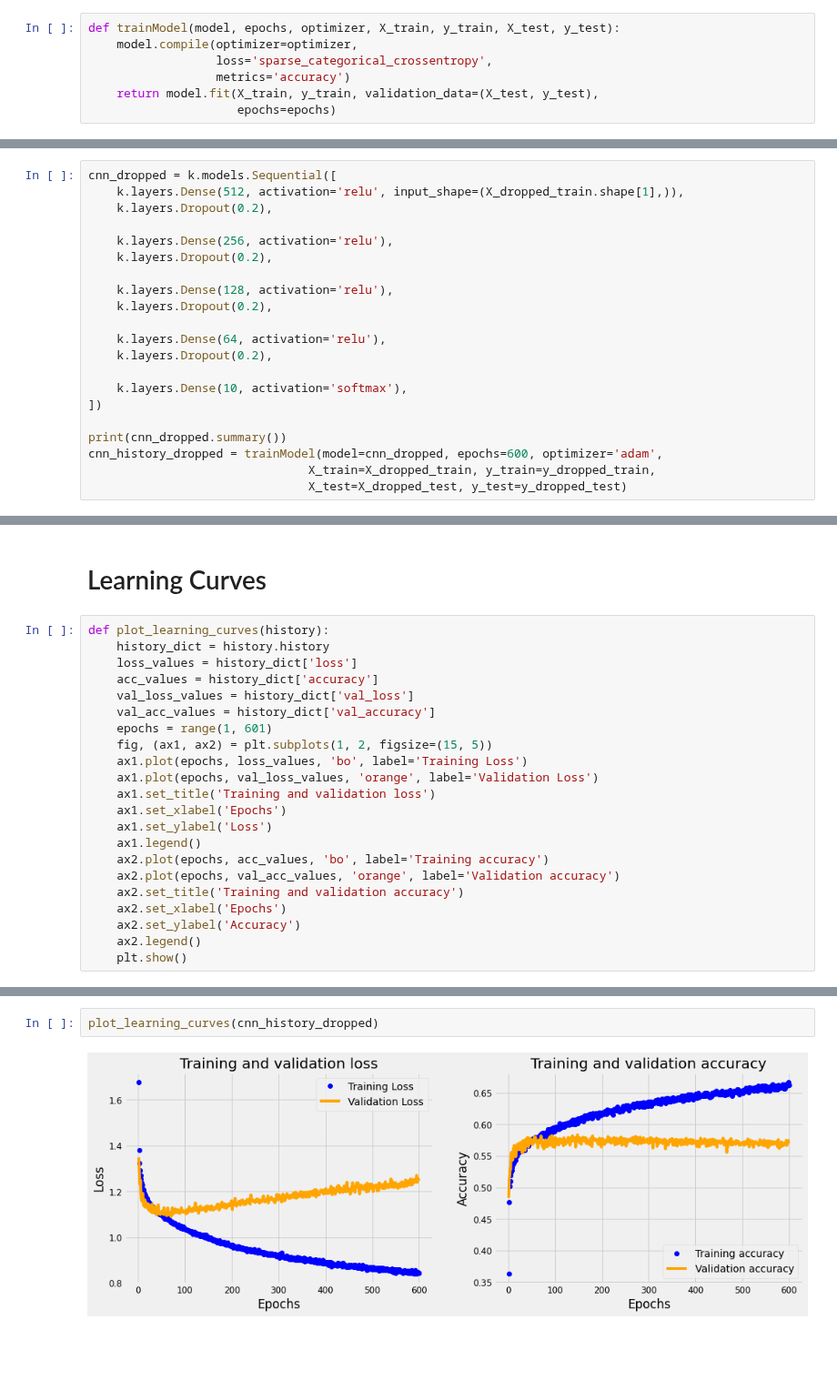
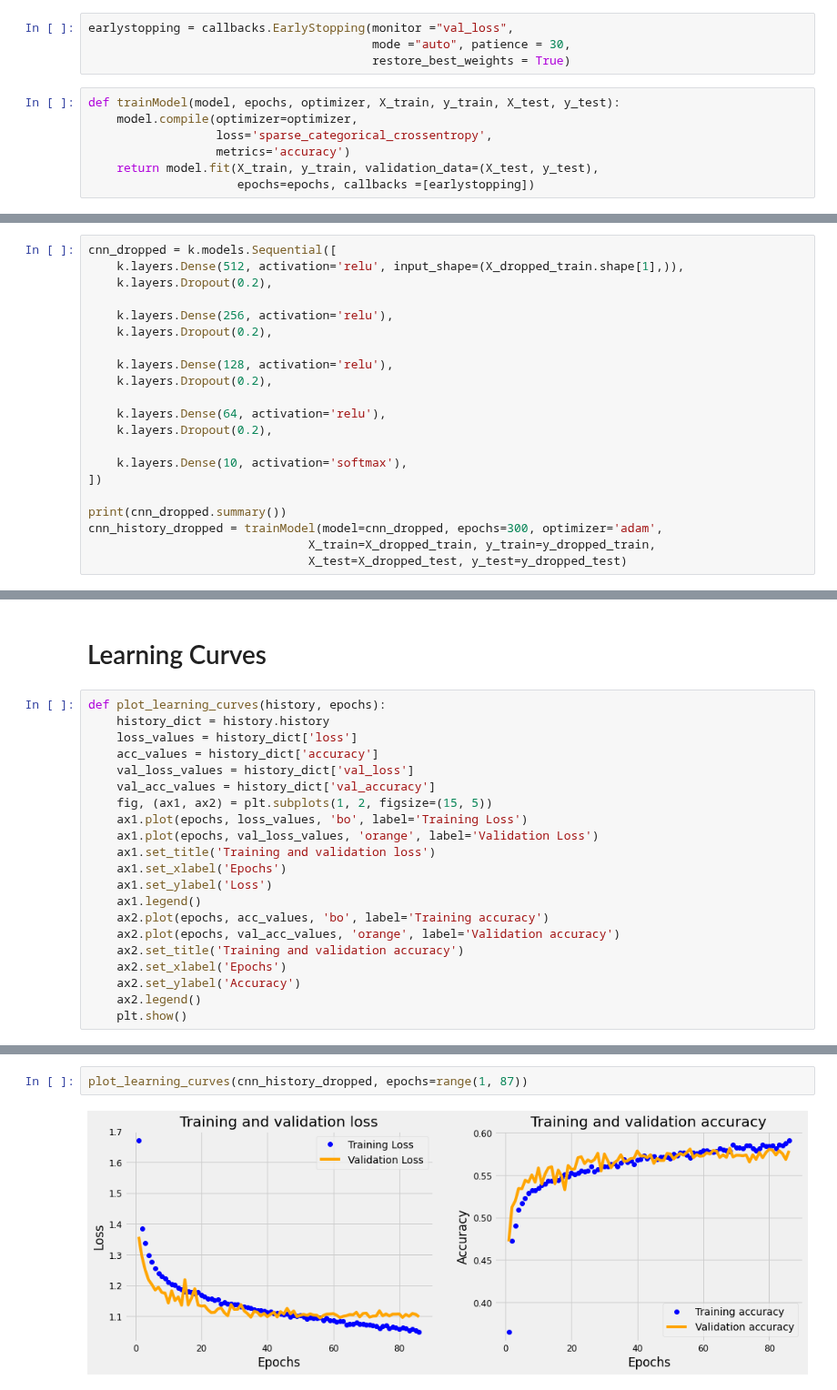
Before and after one commit to alarsen123/music-genre-classification, a Jupyter notebook: MLP4/neural_network.ipynb, the cells around one changed output, grey strips where cells are left out. Shown at 91% size. Saved outputs shown, nothing was run; the diff lists cells and outputs as text; blank space fills up the shorter version.

```diff
--- a/MLP4/neural_network.ipynb
+++ b/MLP4/neural_network.ipynb
@@ -327,10 +277,14 @@ from keras.models import Sequential
+# %%
+earlystopping = callbacks.EarlyStopping(monitor ="val_loss",
+                                        mode ="auto", patience = 30,
+                                        restore_best_weights = True)
 # %%
 def trainModel(model, epochs, optimizer, X_train, y_train, X_test, y_test):
     model.compile(optimizer=optimizer,
                   loss='sparse_categorical_crossentropy',
                   metrics='accuracy')
     return model.fit(X_train, y_train, validation_data=(X_test, y_test),
-                     epochs=epochs)
+                     epochs=epochs, callbacks =[earlystopping])
 # %%
 def plotValidate(history):
     print("Validation Accuracy: " + max(history.history["val_accuracy"]))
@@ -405,7 +359,7 @@ cnn_dropped = k.models.Sequential([
 ])
 
 print(cnn_dropped.summary())
-cnn_history_dropped = trainModel(model=cnn_dropped, epochs=600, optimizer='adam',
+cnn_history_dropped = trainModel(model=cnn_dropped, epochs=300, optimizer='adam',
                                X_train=X_dropped_train, y_train=y_dropped_train,
                                X_test=X_dropped_test, y_test=y_dropped_test)
 # %% [output]
@@ -437,13 +391,12 @@ Best accuracy for csv data:  0.5736357569694519
 # %% [markdown]
 # Learning Curves
 # %%
-def plot_learning_curves(history):
+def plot_learning_curves(history, epochs):
     history_dict = history.history
     loss_values = history_dict['loss']
     acc_values = history_dict['accuracy']
     val_loss_values = history_dict['val_loss']
     val_acc_values = history_dict['val_accuracy']
-    epochs = range(1, 601)
     fig, (ax1, ax2) = plt.subplots(1, 2, figsize=(15, 5))
     ax1.plot(epochs, loss_values, 'bo', label='Training Loss')
     ax1.plot(epochs, val_loss_values, 'orange', label='Validation Loss')
@@ -465,4 +418,4 @@ plot_learning_curves(cnn_history_audio)
 # %%
-plot_learning_curves(cnn_history_dropped)
+plot_learning_curves(cnn_history_dropped, epochs=range(1, 87))
 # %% [output]
-[figure, old version]
+[figure, new version]
```
Also changed, not shown: parts of 13 cells of this notebook, 1 other file.
